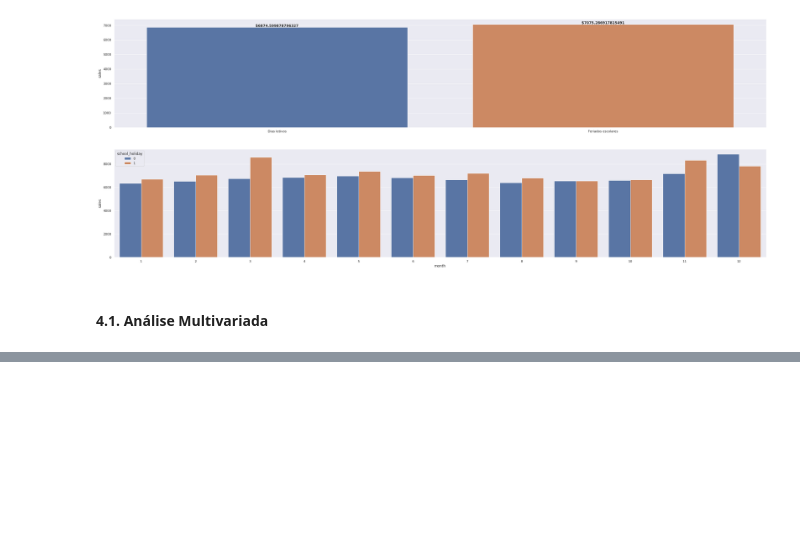
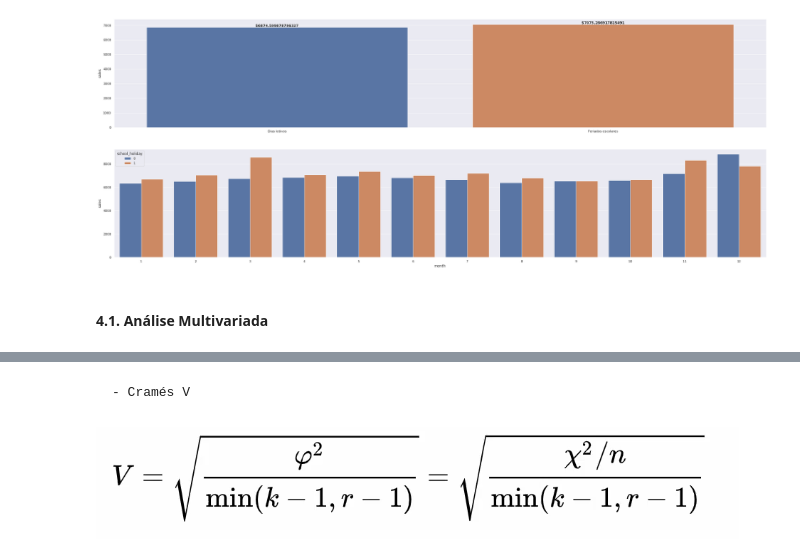
Before and after one commit to rsantosluan/ds_em_producao, a Jupyter notebook: M03_v1_StoreSalesPredictionP03.ipynb, the cells around one changed output, grey strips where cells are left out. Saved outputs shown, nothing was run; the diff lists cells and outputs as text; code cells hidden in the pictures; blank space fills up the shorter version.

```diff
--- a/M03_v1_StoreSalesPredictionP03.ipynb
+++ b/M03_v1_StoreSalesPredictionP03.ipynb
@@ -403,0 +442,6 @@ ax1 = sns.barplot(data=temp1, x='month', y='sales', hue='school_holiday')
+# %% [markdown]
+    - Cramés V
+# %%
+Image('img/formula.png')
+# %% [output]
+[figure, added]
```
Also changed, not shown: parts of 12 cells of this notebook, 3 other files.
